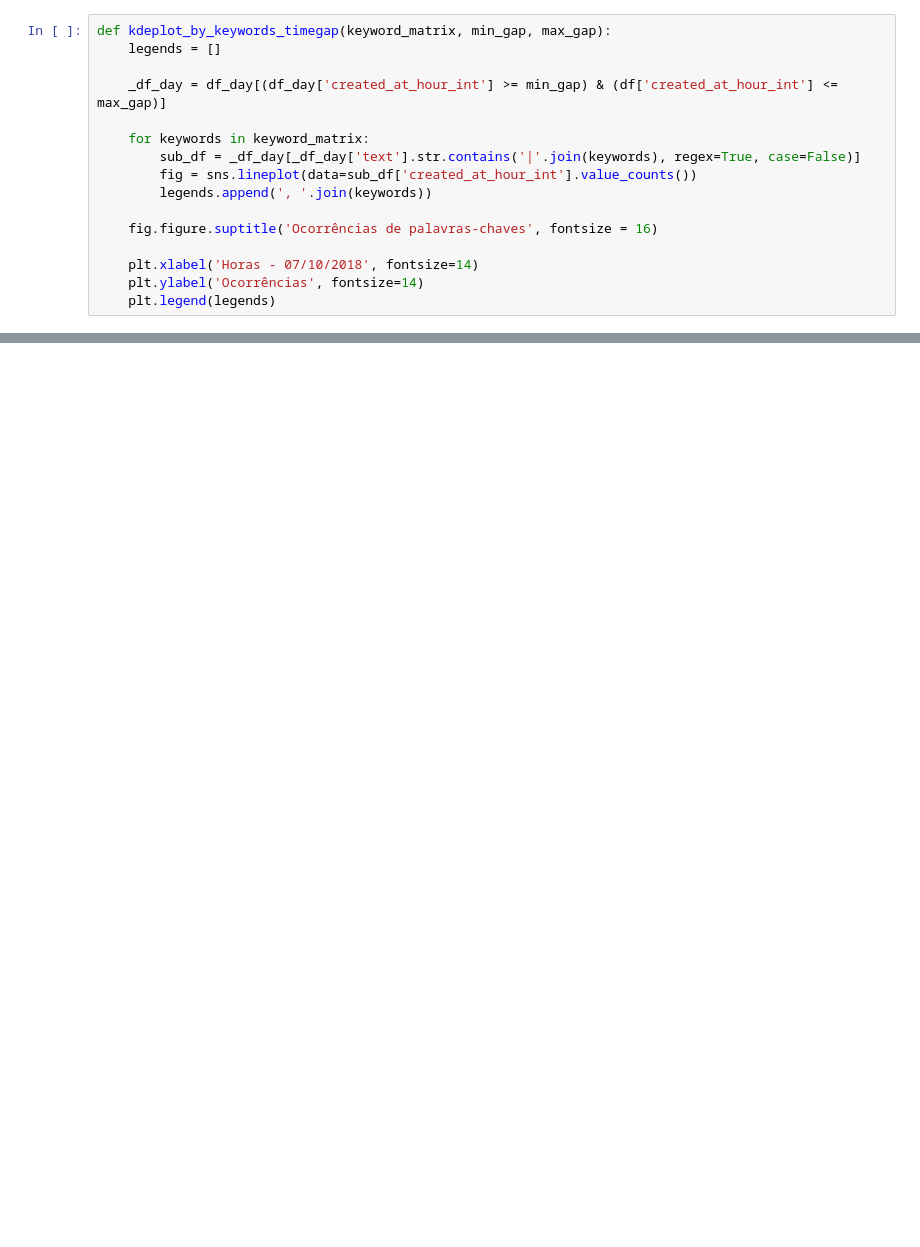
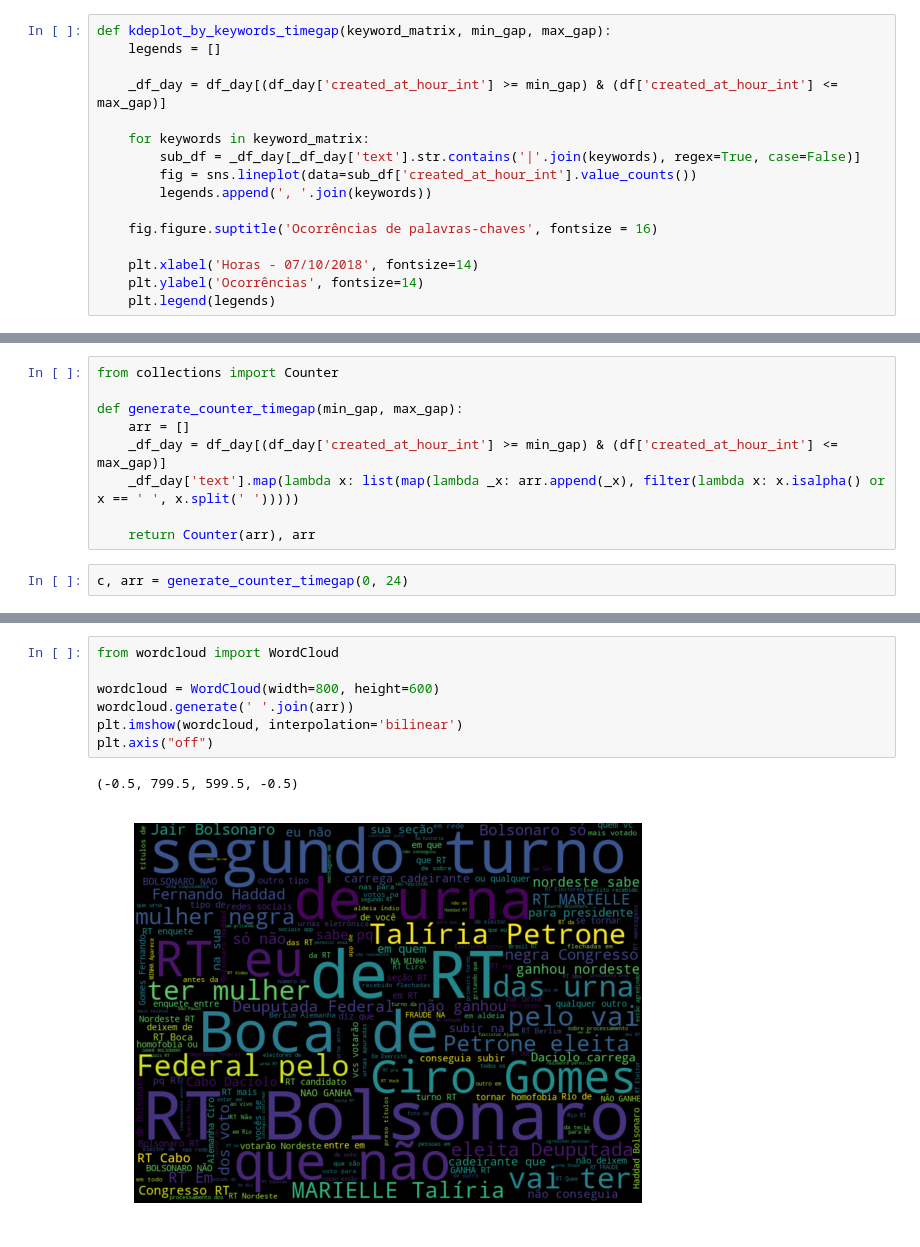
Before and after one commit to leodlca/2018-brazilian-elections, a Jupyter notebook: elections.ipynb, the cells around one changed output, grey strips where cells are left out. Saved outputs shown, nothing was run; the diff lists cells and outputs as text; blank space fills up the shorter version.

Commit message:
Added wordcloud and word counter using timegap

```diff
--- a/elections.ipynb
+++ b/elections.ipynb
@@ -101,0 +100,11 @@ kdeplot_by_keywords_timegap([['pt', 'fernando', 'haddad', '13'], ['bolso', '17',
+# %%
+from collections import Counter
+
+def generate_counter_timegap(min_gap, max_gap):
+    arr = []
+    _df_day = df_day[(df_day['created_at_hour_int'] >= min_gap) & (df['created_at_hour_int'] <= max_gap)]
+    _df_day['text'].map(lambda x: list(map(lambda _x: arr.append(_x), filter(lambda x: x.isalpha() or x == ' ', x.split(' ')))))
+
+    return Counter(arr), arr
+# %%
+c, arr = generate_counter_timegap(0, 24)
@@ -101,0 +124,10 @@ kdeplot_by_keywords_timegap([['pt', 'fernando', 'haddad', '13'], ['bolso', '17',
+# %%
+from wordcloud import WordCloud
+
+wordcloud = WordCloud(width=800, height=600)
+wordcloud.generate(' '.join(arr))
+plt.imshow(wordcloud, interpolation='bilinear')
+plt.axis("off")
+# %% [output]
+(-0.5, 799.5, 599.5, -0.5)
+[figure, added]
```
Also changed, not shown: parts of 6 cells of this notebook.
